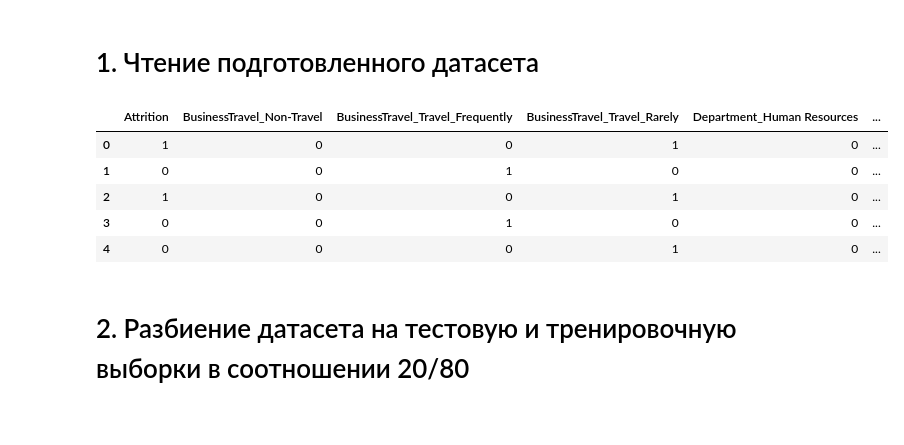
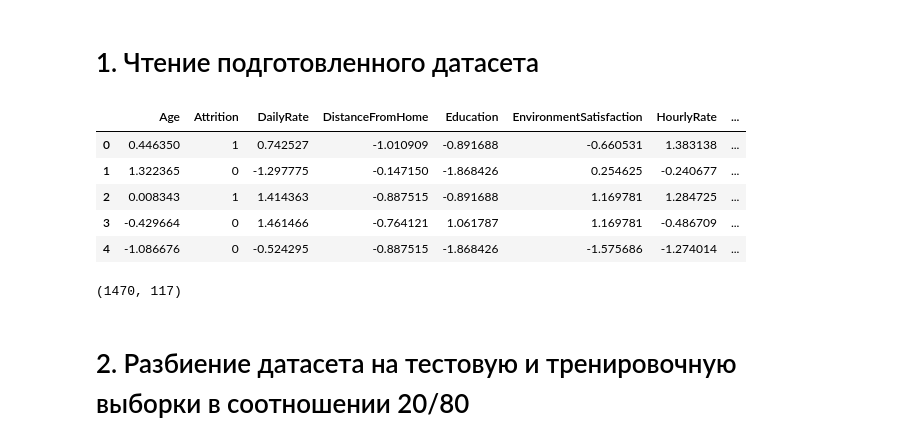
Before and after one commit to OreNot/DS_dismissal_project, a Jupyter notebook: scripts/Modeling.ipynb, the cells around one changed output. Saved outputs shown, nothing was run; the diff lists cells and outputs as text; code cells hidden in the pictures.

```diff
--- a/scripts/Modeling.ipynb
+++ b/scripts/Modeling.ipynb
@@ -60,15 +68,19 @@ def plot_confusion_matrix(cm, classes,
 # %% [markdown]
 # 1. Чтение подготовленного датасета
 # %%
-df_final = pd.read_csv('../data/df_final_sc.csv')
+df_final = pd.read_csv('../data/df_final.csv')
 df_final.head()
 # %% [output]
-|  | Attrition | BusinessTravel_Non-Travel | BusinessTravel_Travel_Frequently | BusinessTravel_Travel_Rarely | Department_Human Resources | ... |
-| 0 | 1 | 0 | 0 | 1 | 0 | ... |
-| 1 | 0 | 0 | 1 | 0 | 0 | ... |
-| 2 | 1 | 0 | 0 | 1 | 0 | ... |
-| 3 | 0 | 0 | 1 | 0 | 0 | ... |
-| 4 | 0 | 0 | 0 | 1 | 0 | ... |
+|  | Age | Attrition | DailyRate | DistanceFromHome | Education | EnvironmentSatisfaction | HourlyRate | ... |
+| 0 | 0.446350 | 1 | 0.742527 | -1.010909 | -0.891688 | -0.660531 | 1.383138 | ... |
+| 1 | 1.322365 | 0 | -1.297775 | -0.147150 | -1.868426 | 0.254625 | -0.240677 | ... |
+| 2 | 0.008343 | 1 | 1.414363 | -0.887515 | -0.891688 | 1.169781 | 1.284725 | ... |
+| 3 | -0.429664 | 0 | 1.461466 | -0.764121 | 1.061787 | 1.169781 | -0.486709 | ... |
+| 4 | -1.086676 | 0 | -0.524295 | -0.887515 | -1.868426 | -1.575686 | -1.274014 | ... |
+# %%
+df_final.shape
+# %% [output]
+(1470, 117)
 # %% [markdown]
 # 2. Разбиение датасета на тестовую и тренировочную выборки в соотношении 20/80
 # %%
```
Also changed, not shown: parts of 7 cells of this notebook, 14 other files.
